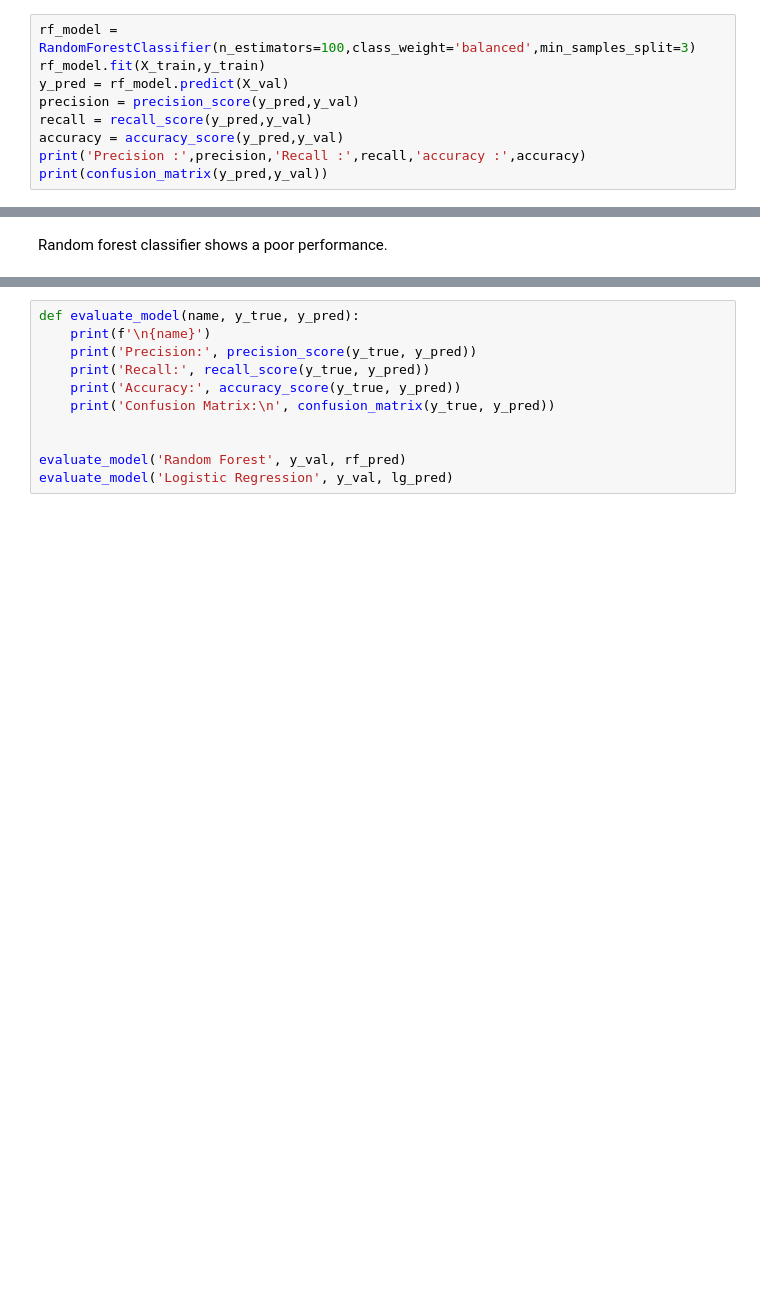
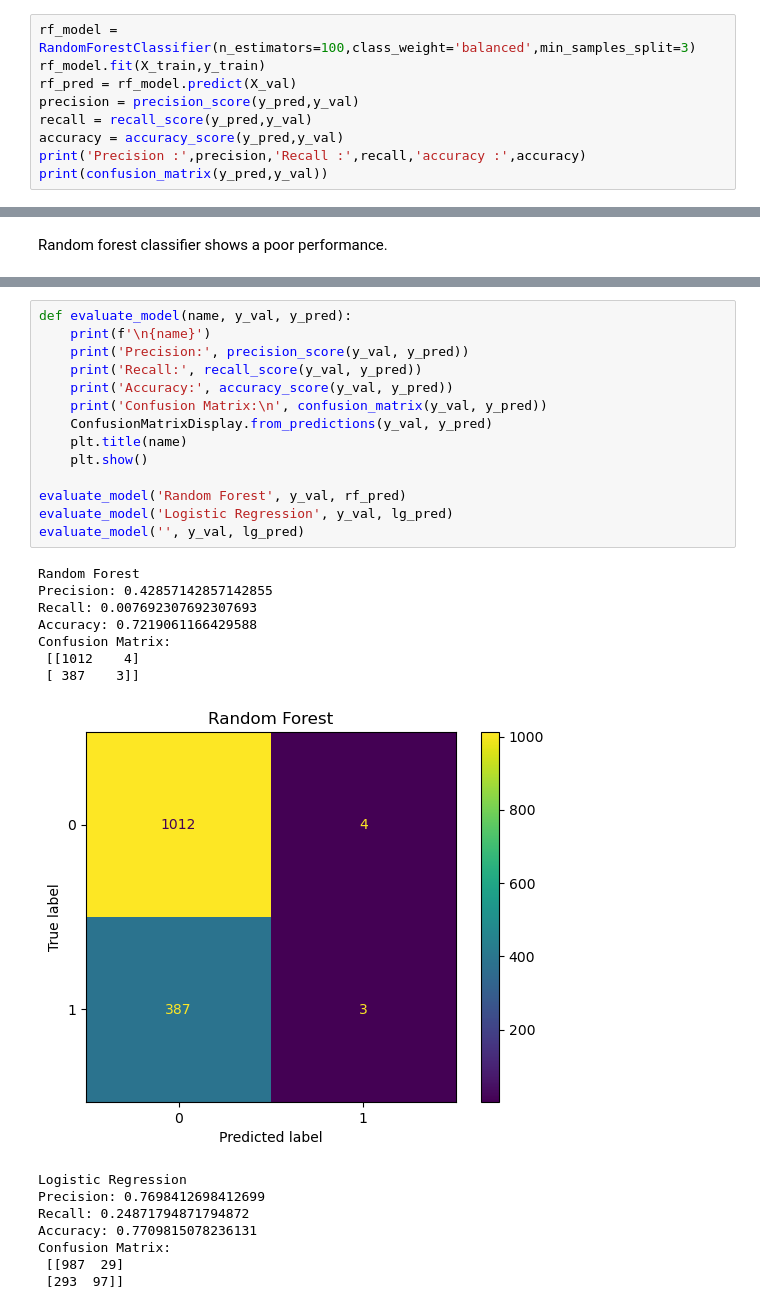
Before and after one commit to cathym20/Telco-Customer-Churn-IBM-, a Jupyter notebook: churn.ipynb, the cells around one changed output, grey strips where cells are left out. Saved outputs shown, nothing was run; the diff lists cells and outputs as text; blank space fills up the shorter version.

```diff
--- a/churn.ipynb
+++ b/churn.ipynb
@@ -252,7 +252,7 @@ y_val.replace(('Yes','No'),(1,0),inplace=True)
 # %%
 rf_model = RandomForestClassifier(n_estimators=100,class_weight='balanced',min_samples_split=3)
 rf_model.fit(X_train,y_train)
-y_pred = rf_model.predict(X_val)
+rf_pred = rf_model.predict(X_val)
 precision = precision_score(y_pred,y_val)
 recall = recall_score(y_pred,y_val)
 accuracy = accuracy_score(y_pred,y_val)
@@ -340,11 +333,30 @@ Precision : 0.3282051282051282 Recall : 0.7804878048780488 accuracy : 0.78805120
 # %%
-def evaluate_model(name, y_true, y_pred):
+def evaluate_model(name, y_val, y_pred):
     print(f'\n{name}')
-    print('Precision:', precision_score(y_true, y_pred))
-    print('Recall:', recall_score(y_true, y_pred))
-    print('Accuracy:', accuracy_score(y_true, y_pred))
-    print('Confusion Matrix:\n', confusion_matrix(y_true, y_pred))
-
+    print('Precision:', precision_score(y_val, y_pred))
+    print('Recall:', recall_score(y_val, y_pred))
+    print('Accuracy:', accuracy_score(y_val, y_pred))
+    print('Confusion Matrix:\n', confusion_matrix(y_val, y_pred))
+    ConfusionMatrixDisplay.from_predictions(y_val, y_pred)
+    plt.title(name)
+    plt.show()
 
 evaluate_model('Random Forest', y_val, rf_pred)
 evaluate_model('Logistic Regression', y_val, lg_pred)
+evaluate_model('', y_val, lg_pred)
+# %% [output]
+Random Forest
+Precision: 0.42857142857142855
+Recall: 0.007692307692307693
+Accuracy: 0.7219061166429588
+Confusion Matrix:
+ [[1012    4]
+ [ 387    3]]
+[figure, added]
+Logistic Regression
+Precision: 0.7698412698412699
+Recall: 0.24871794871794872
+Accuracy: 0.7709815078236131
+Confusion Matrix:
+ [[987  29]
+ [293  97]]
```
Also changed, not shown: parts of 7 cells of this notebook.
